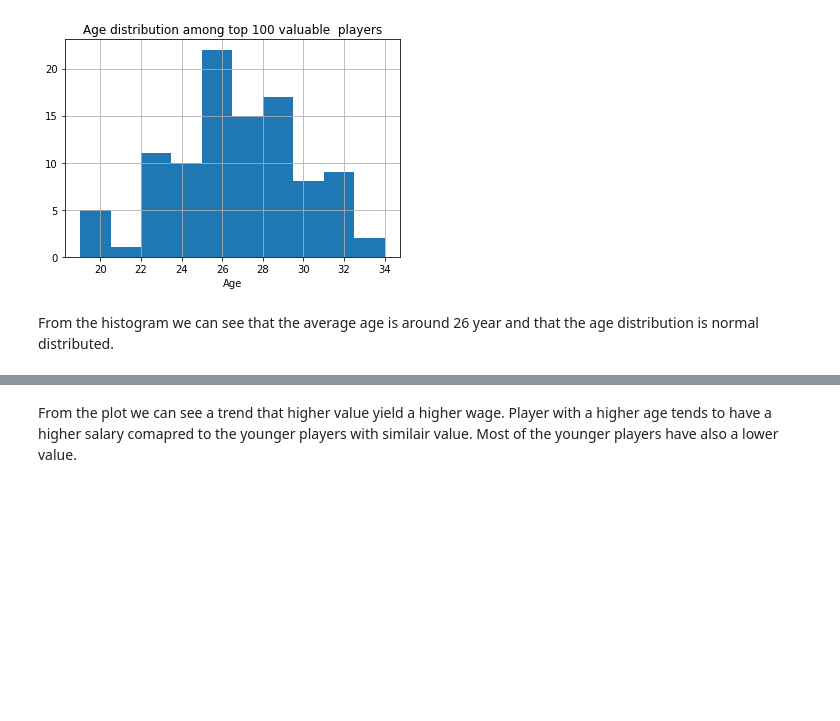
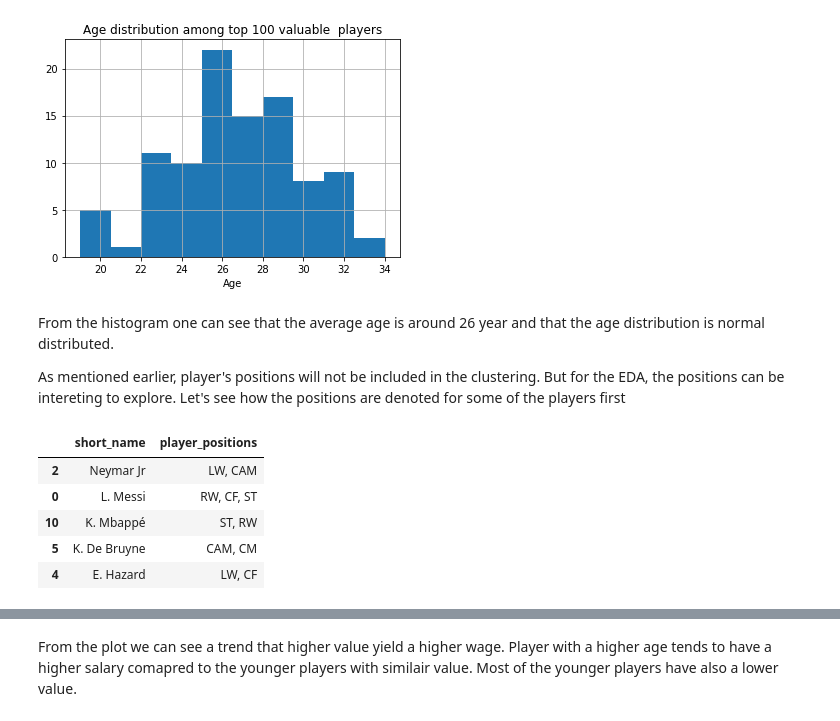
Before and after one commit to alexiska/Cluster-analysis-of-fifa-2020-data-set, a Jupyter notebook: Cluster analysis of fifa 2020 data set.ipynb, the cells around one changed output, grey strips where cells are left out. Cells and saved outputs as stored; diff of their text form; code cells hidden in the pictures; blank space fills up the shorter version.

```diff
--- a/Cluster analysis of fifa 2020 data set.ipynb
+++ b/Cluster analysis of fifa 2020 data set.ipynb
@@ -111,2 +116,14 @@ df_top100_new['age_cat']=pd.cut(df_top100['age'],bins=[19,24,29,34],include_lowe
 # %% [markdown]
-From the histogram we can see that the average age is around 26 year and that the age distribution is normal distributed.
+From the histogram one can see that the average age is around 26 year and that the age distribution is normal distributed.
+
+
+As mentioned earlier, player's positions will not be included in the clustering. But for the EDA, the positions can be intereting to explore. Let's see how the positions are denoted for some of the players first
+# %%
+df_top100[['short_name','player_positions']].head()
+# %% [output]
+|  | short_name | player_positions |
+| 2 | Neymar Jr | LW, CAM |
+| 0 | L. Messi | RW, CF, ST |
+| 10 | K. Mbappé | ST, RW |
+| 5 | K. De Bruyne | CAM, CM |
+| 4 | E. Hazard | LW, CF |
```
Also changed, not shown: parts of 20 cells of this notebook, 1 other file.
